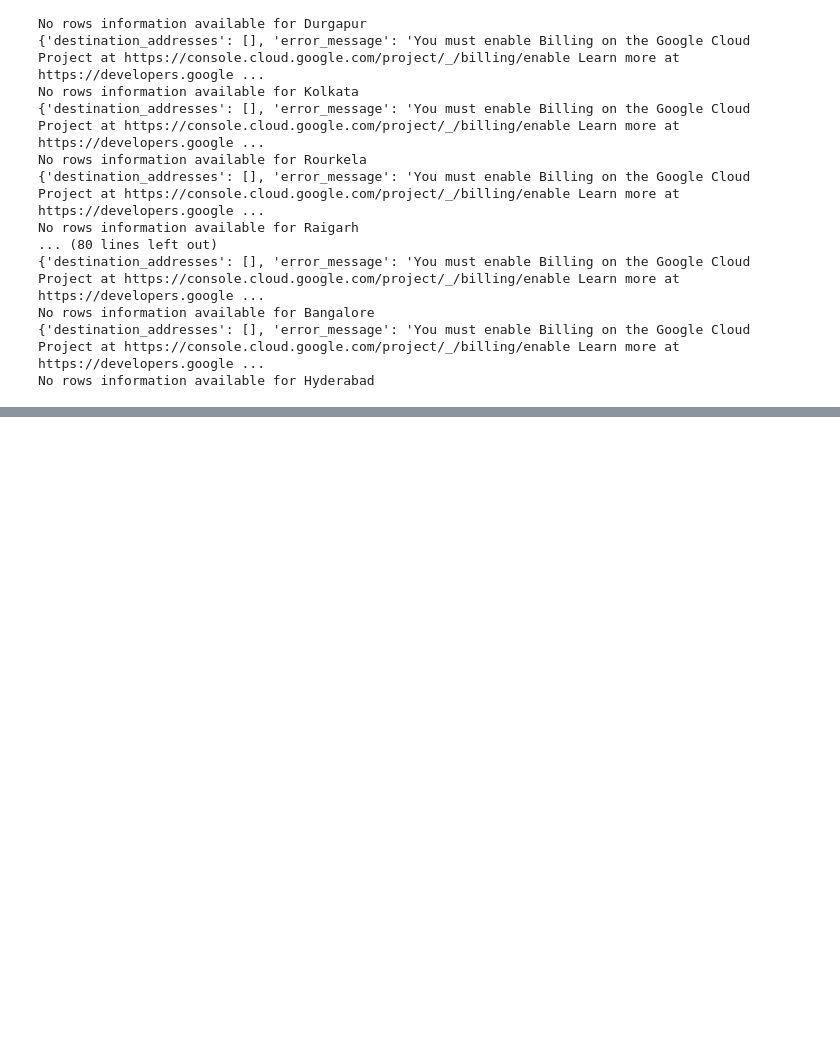
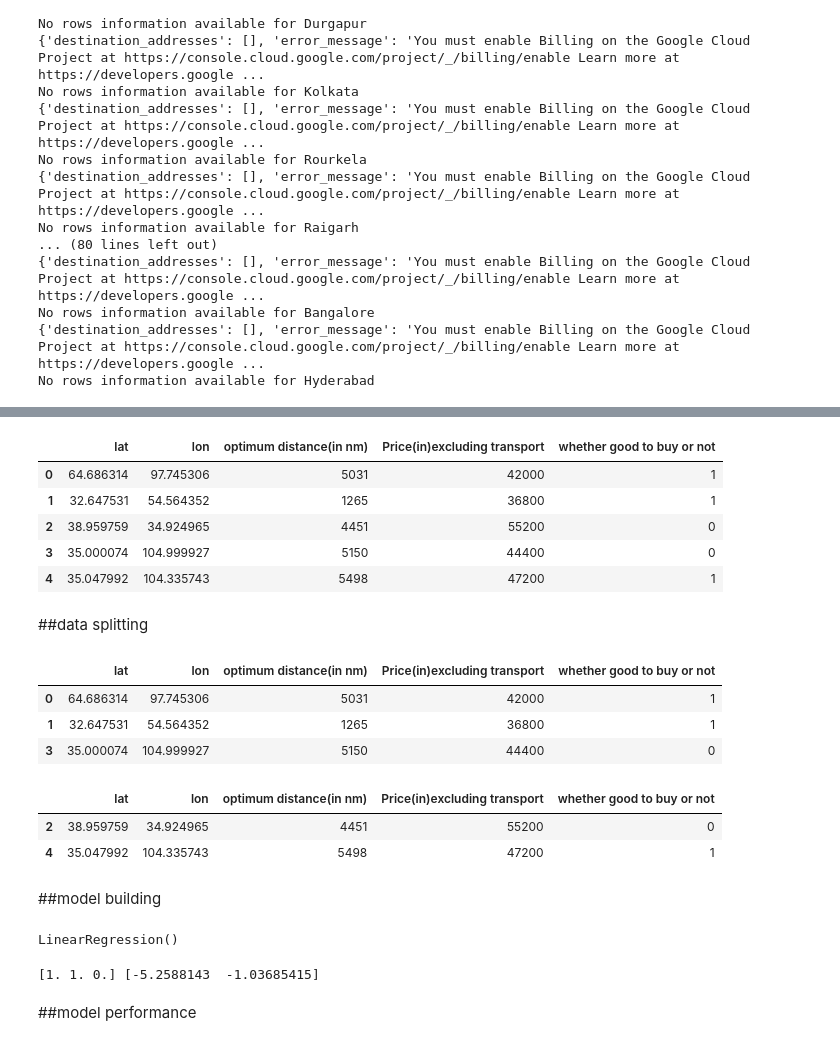
Before and after one commit to shuklamukund/Geotagging-and-Google-route, a Jupyter notebook: lication_mukund.ipynb, the cells around one changed output, grey strips where cells are left out. Saved outputs shown, nothing was run; the diff lists cells and outputs as text; code cells hidden in the pictures; blank space fills up the shorter version.

```diff
--- a/lication_mukund.ipynb
+++ b/lication_mukund.ipynb
@@ -204,0 +234,12 @@ print(df)
+# %%
+x=df.drop('display_name',axis=1)
+x
+# %% [output]
+|  | lat | lon | optimum distance(in nm) | Price(in)excluding transport | whether good to buy or not |
+| 0 | 64.686314 | 97.745306 | 5031 | 42000 | 1 |
+| 1 | 32.647531 | 54.564352 | 1265 | 36800 | 1 |
+| 2 | 38.959759 | 34.924965 | 4451 | 55200 | 0 |
+| 3 | 35.000074 | 104.999927 | 5150 | 44400 | 0 |
+| 4 | 35.047992 | 104.335743 | 5498 | 47200 | 1 |
+# %% [markdown]
+##data splitting
@@ -204,0 +250,21 @@ print(df)
+# %%
+x_train
+# %% [output]
+|  | lat | lon | optimum distance(in nm) | Price(in)excluding transport | whether good to buy or not |
+| 0 | 64.686314 | 97.745306 | 5031 | 42000 | 1 |
+| 1 | 32.647531 | 54.564352 | 1265 | 36800 | 1 |
+| 3 | 35.000074 | 104.999927 | 5150 | 44400 | 0 |
+# %%
+x_test
+# %% [output]
+|  | lat | lon | optimum distance(in nm) | Price(in)excluding transport | whether good to buy or not |
+| 2 | 38.959759 | 34.924965 | 4451 | 55200 | 0 |
+| 4 | 35.047992 | 104.335743 | 5498 | 47200 | 1 |
+# %% [markdown]
+##model building
+# %%
+from sklearn.linear_model import LinearRegression
+lr=LinearRegression()
+lr.fit(x_train,y_train)
+# %% [output]
+LinearRegression()
@@ -204,0 +274,6 @@ print(df)
+# %%
+print(y_lr_train_pred,y_lr_test_pred)
+# %% [output]
+[1. 1. 0.] [-5.2588143  -1.03685415]
+# %% [markdown]
+##model performance
```
Also changed, not shown: parts of 8 cells of this notebook.
